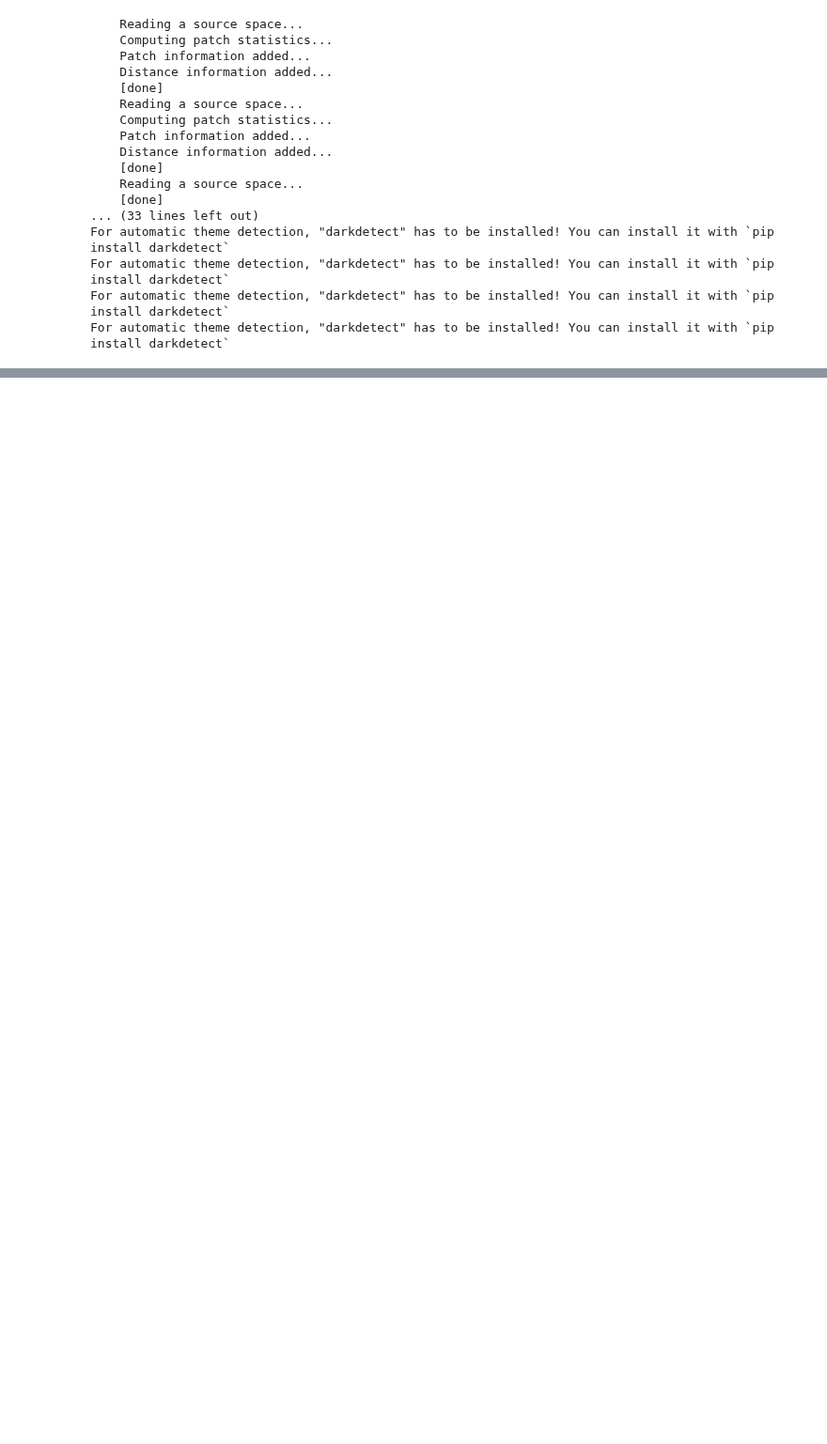
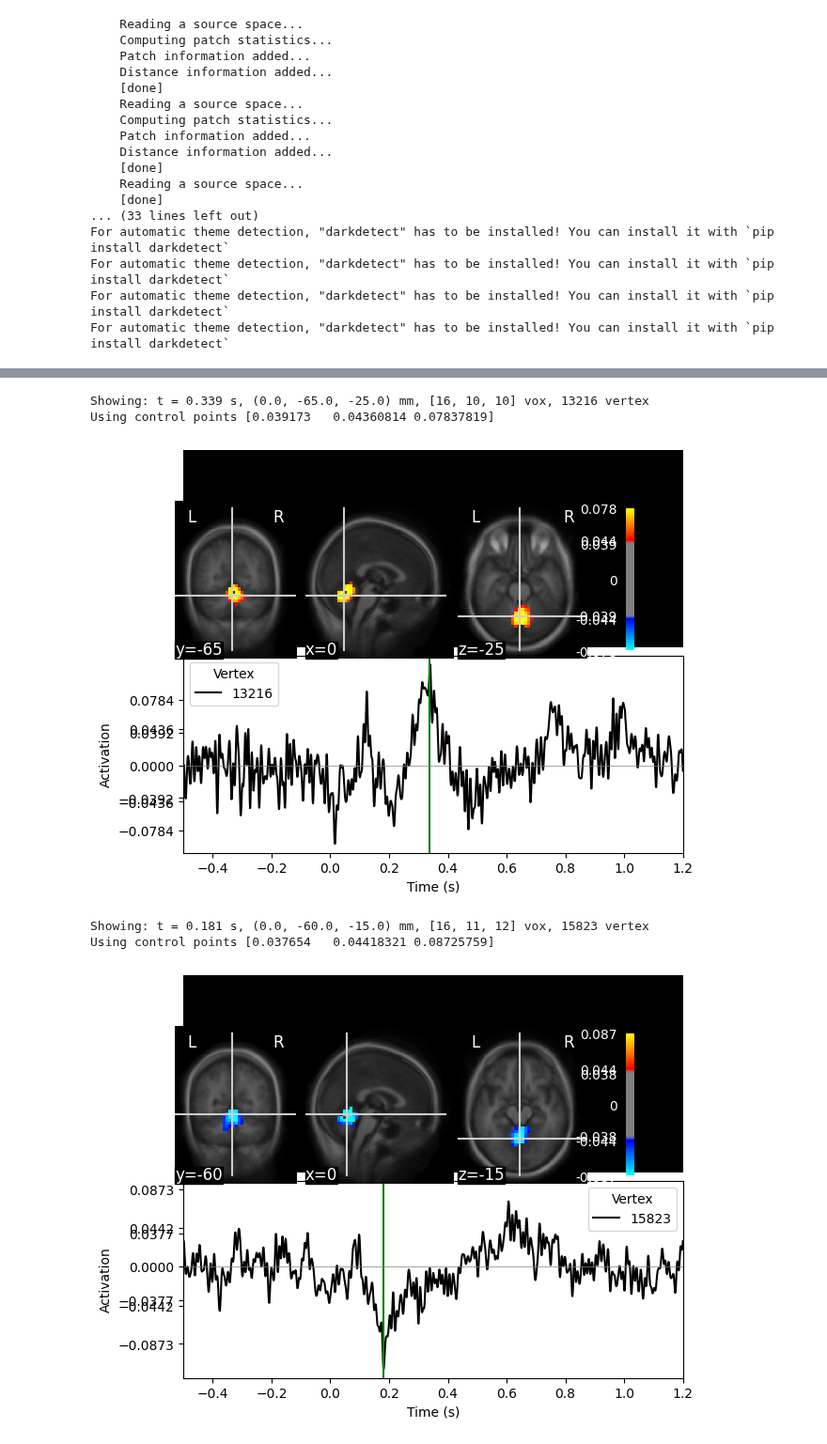
Before and after one commit to siddiskid/IMM-Lab, a Jupyter notebook: sidd_scripts/moprh_to_fsavg.ipynb, the cells around one changed output, grey strips where cells are left out. Shown at 94% size. Drawn from its saved outputs; the diff is of its cells as text; code cells hidden in the pictures; blank space fills up the shorter version.

```diff
--- a/sidd_scripts/moprh_to_fsavg.ipynb
+++ b/sidd_scripts/moprh_to_fsavg.ipynb
@@ -287,0 +353,35 @@ For automatic theme detection, "darkdetect" has to be installed! You can install
+# %%
+child_stc = mne.read_source_estimate(op.join(path, 'MEG', 'child_morphed_averaged', 'VML_child_morphed-averaged_DS_run 3-stc.h5'))
+adult_stc = mne.read_source_estimate(op.join(path, 'MEG', 'adult_morphed_averaged', 'VML_adult_morphed-averaged_DS_run 3-stc.h5'))
+adult_src = mne.read_source_spaces(op.join(path, 'MRI', 'fsaverage', 'bem', 'fsaverage-mixed-src.fif'), verbose=False)
+
+child_surf_stc = child_stc.surface()
+child_vol_stc = child_stc.volume()
+
+adult_surf_stc = adult_stc.surface()
+adult_vol_stc = adult_stc.volume()
+
+brain = child_vol_stc.plot(
+    src=adult_src,
+    subject='fsaverage',
+    subjects_dir=mri_path
+)
+
+brain1 = adult_vol_stc.plot(
+    src=adult_src,
+    subject='fsaverage',
+    subjects_dir=mri_path
+)
+
+# brain3 = child_stc.plot(src=adult_src,
+#     subject='fsaverage',
+#     subjects_dir=mri_path,
+#     surface='pial',
+#     hemi='both')
+# %% [output]
+Showing: t = 0.339 s, (0.0, -65.0, -25.0) mm, [16, 10, 10] vox, 13216 vertex
+Using control points [0.039173   0.04360814 0.07837819]
+[figure, added]
+Showing: t = 0.181 s, (0.0, -60.0, -15.0) mm, [16, 11, 12] vox, 15823 vertex
+Using control points [0.037654   0.04418321 0.08725759]
+[figure, added]
```
Also changed, not shown: parts of 5 cells of this notebook.
